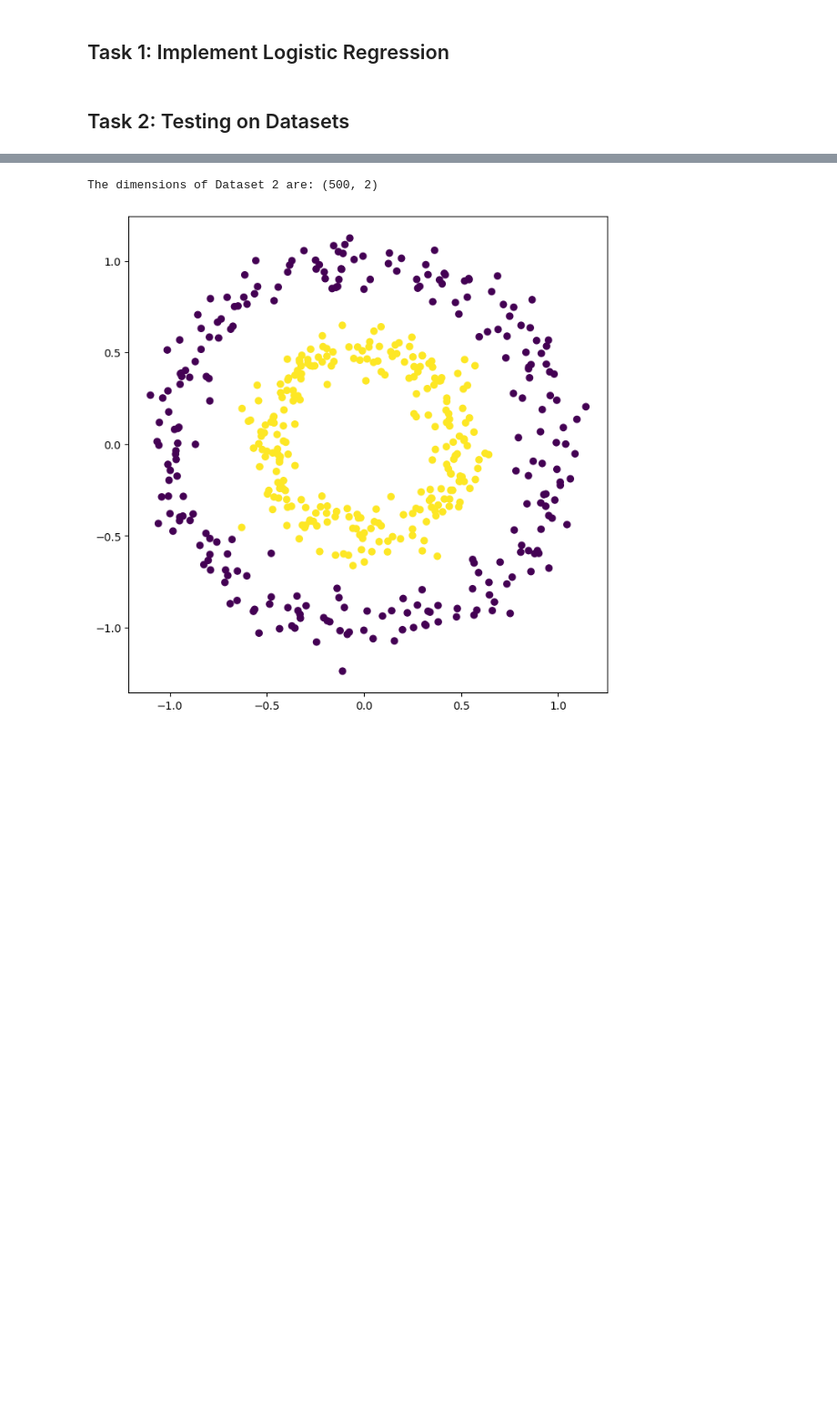
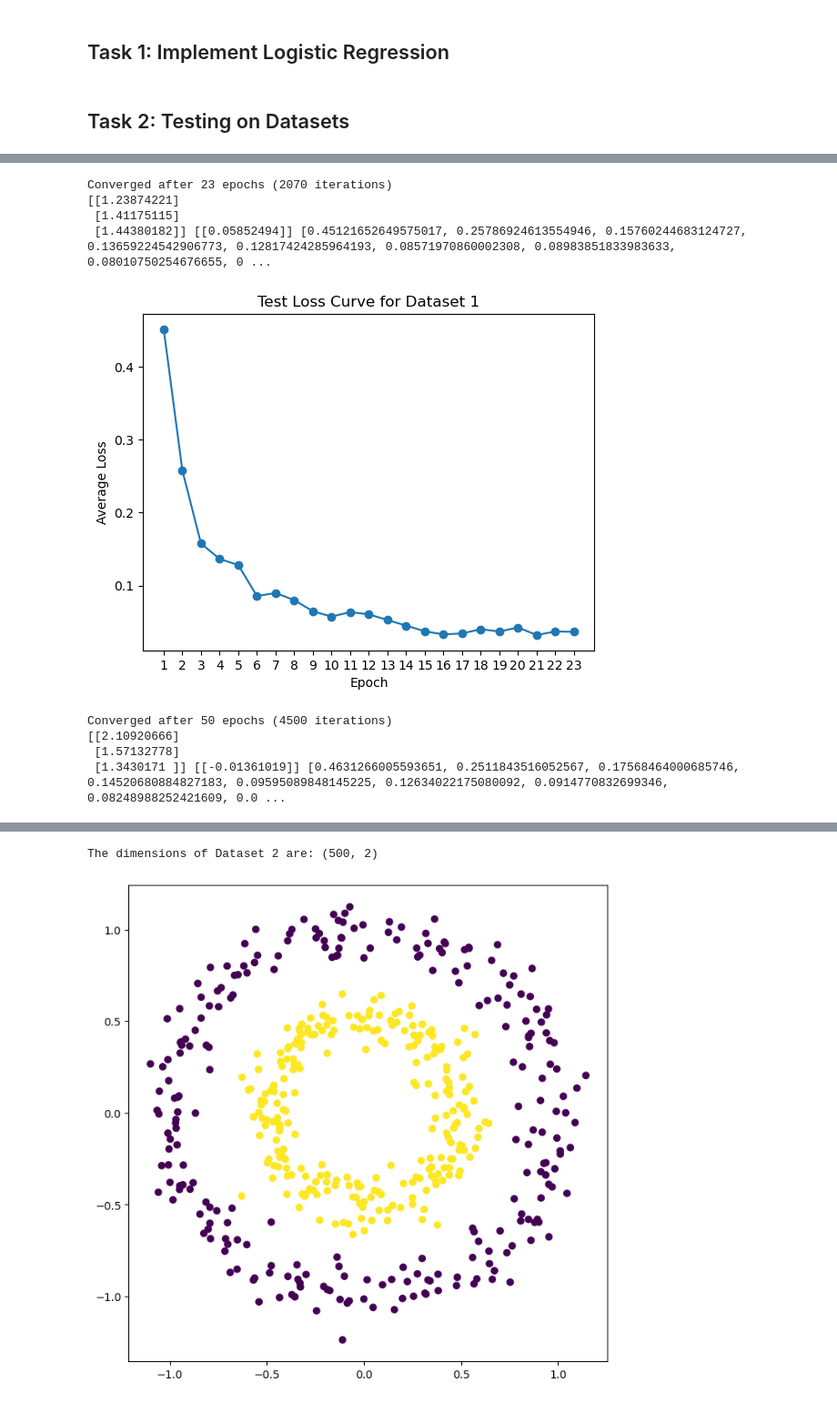
Before and after one commit to aakanksha1500/CT5133_DL_colab, a Jupyter notebook: DL_Assignment1_latest.ipynb, the cells around one changed output, grey strips where cells are left out. Shown at 91% size. Cells and saved outputs as stored; diff of their text form; code cells hidden in the pictures; blank space fills up the shorter version.

```diff
--- a/DL_Assignment1_latest.ipynb
+++ b/DL_Assignment1_latest.ipynb
@@ -56,6 +56,16 @@ def sigmoid(z):
 # %%
 # Loss function
 def compute_loss(y, y_hat):
+    """
+    Implementation of cross-entropy loss function
+
+    Inputs:
+    y = True Label (0 or 1)
+    y_hat = Predicted probability (between 0 and 1)
+
+    Output:
+    Loss for the classification
+    """
     return (- (y * np.log(y_hat) + (1 - y) * np.log(1 - y_hat))).item()
 # %%
 # Implementing Logistic Regression Algorithm
@@ -205,0 +240,30 @@ plt.show()
+# %%
+#implementing logistic regression function on Test data (Dataset 1)
+
+test_w1, test_b1, test_loss1, test_epoch_loss1 = train_logistic_regression(X_test1, Y_test1, alpha=0.01, max_iteration=20000, threshold=1e-3)
+print(test_w1, test_b1, test_epoch_loss1 )
+# %% [output]
+Converged after 23 epochs (2070 iterations)
+[[1.23874221]
+ [1.41175115]
+ [1.44380182]] [[0.05852494]] [0.45121652649575017, 0.25786924613554946, 0.15760244683124727, 0.13659224542906773, 0.12817424285964193, 0.08571970860002308, 0.08983851833983633, 0.08010750254676655, 0 ...
+# %%
+# plotting the Avg_Loss v/s Epoch on Test data for Dataset 1
+plt.plot(range(1, len(test_epoch_loss1 )+1), test_epoch_loss1 , marker='o')
+plt.xlabel("Epoch")
+plt.ylabel("Average Loss")
+plt.title("Test Loss Curve for Dataset 1")
+plt.xticks(range(1, len(test_epoch_loss1 )+1))
+plt.show()
+# %% [output]
+[figure, added]
+# %%
+#implementing logistic regression function on Validation data (Dataset 1)
+
+val_w1, val_b1, val_loss1, val_epoch_loss1 = train_logistic_regression(X_val1, Y_val1, alpha=0.01, max_iteration=20000, threshold=1e-3)
+print(val_w1, val_b1, val_epoch_loss1 )
+# %% [output]
+Converged after 50 epochs (4500 iterations)
+[[2.10920666]
+ [1.57132778]
+ [1.3430171 ]] [[-0.01361019]] [0.4631266005593651, 0.2511843516052567, 0.17568464000685746, 0.14520680884827183, 0.09595089848145225, 0.12634022175080092, 0.0914770832699346, 0.08248988252421609, 0.0 ...
```
Also changed, not shown: parts of 11 cells of this notebook.
